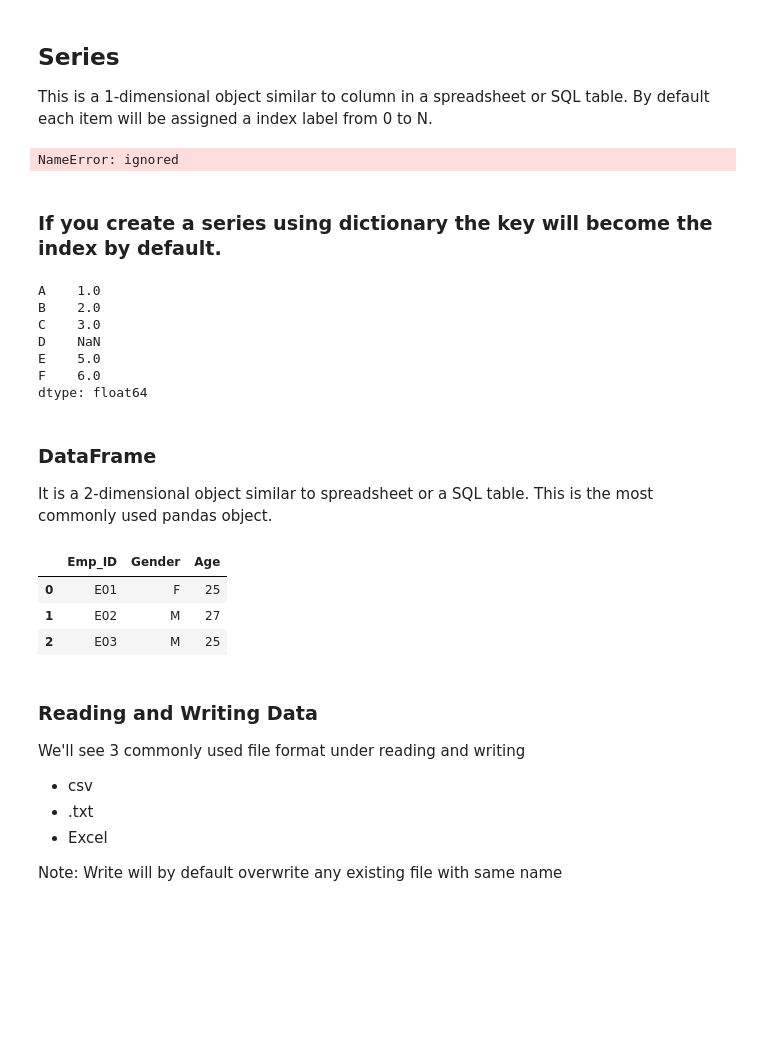
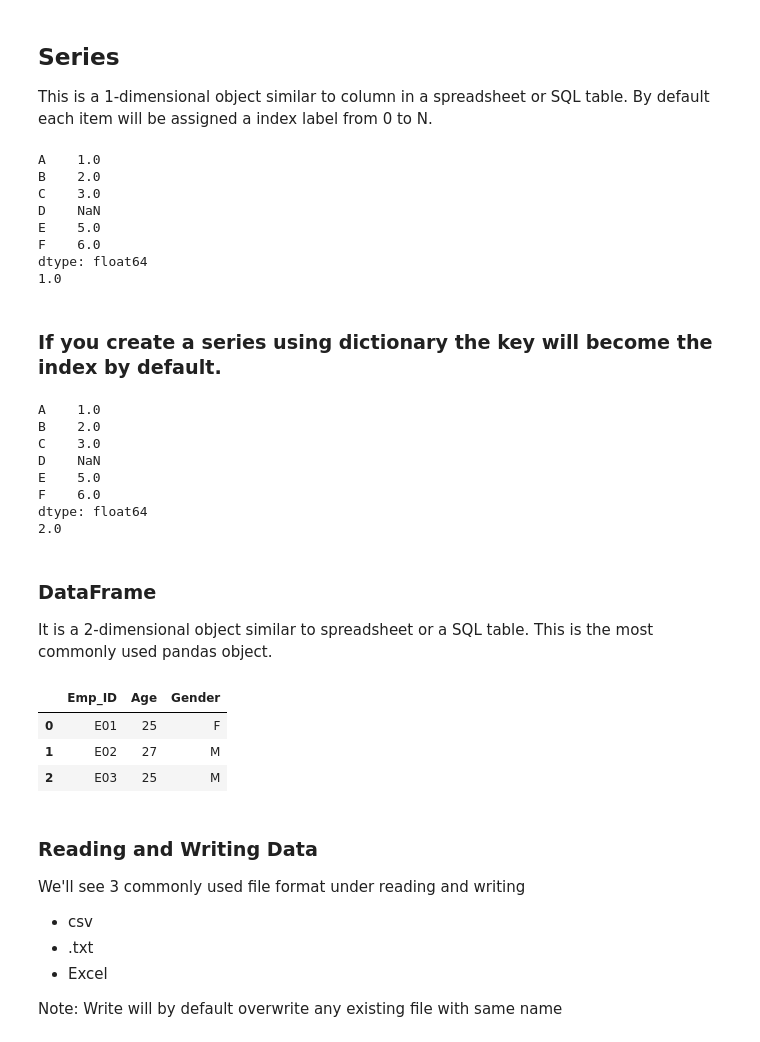
Before and after one commit to MalakELFLITTY/my1stRepository, a Jupyter notebook: Copy_of_Step_1_9_Pandas.ipynb, the cells around one changed output. Saved outputs shown, nothing was run; the diff lists cells and outputs as text; code cells hidden in the pictures; blank space fills up the shorter version.

```diff
--- a/Copy_of_Step_1_9_Pandas.ipynb
+++ b/Copy_of_Step_1_9_Pandas.ipynb
@@ -68,8 +68,16 @@ This is a 1-dimensional object similar to column in a spreadsheet or SQL table.
 # Note that the labled index reference for each row and it can have duplicate values
 s = pd.Series([1,2,3,np.nan,5,6], index=['A','B','C','D','E','F'])
 print (s)
+print (s[0])
 # %% [output]
-NameError: ignored
+A    1.0
+B    2.0
+C    3.0
+D    NaN
+E    5.0
+F    6.0
+dtype: float64
+1.0
 # %% [markdown]
 ### If you create a series using dictionary the key will become the index by default.
 # %%
@@ -79,6 +87,7 @@ sample_dict
 
 s = pd.Series(sample_dict)
 print (s)
+print(s['B'])
 # %% [output]
 A    1.0
 B    2.0
@@ -87,6 +96,7 @@ D    NaN
 E    5.0
 F    6.0
 dtype: float64
+2.0
 # %% [markdown]
 ### DataFrame
 
@@ -94,17 +104,17 @@ It is a 2-dimensional object similar to spreadsheet or a SQL table. This is the
 # %%
 
 data = {'Gender': ['F', 'M', 'M'],
         'Emp_ID': ['E01', 'E02', 'E03'],
         'Age': [25, 27, 25]}
 
 # We want the order the columns, so lets specify in columns parameter
-df = pd.DataFrame(data, columns=['Emp_ID','Gender', 'Age'])
+df = pd.DataFrame(data, columns=['Emp_ID','Age', 'Gender'])
 df
 # %% [output]
-|  | Emp_ID | Gender | Age |
-| 0 | E01 | F | 25 |
-| 1 | E02 | M | 27 |
-| 2 | E03 | M | 25 |
+|  | Emp_ID | Age | Gender |
+| 0 | E01 | 25 | F |
+| 1 | E02 | 27 | M |
+| 2 | E03 | 25 | M |
 # %% [markdown]
 ### Reading and Writing Data
 
```
Also changed, not shown: parts of 12 cells of this notebook.
